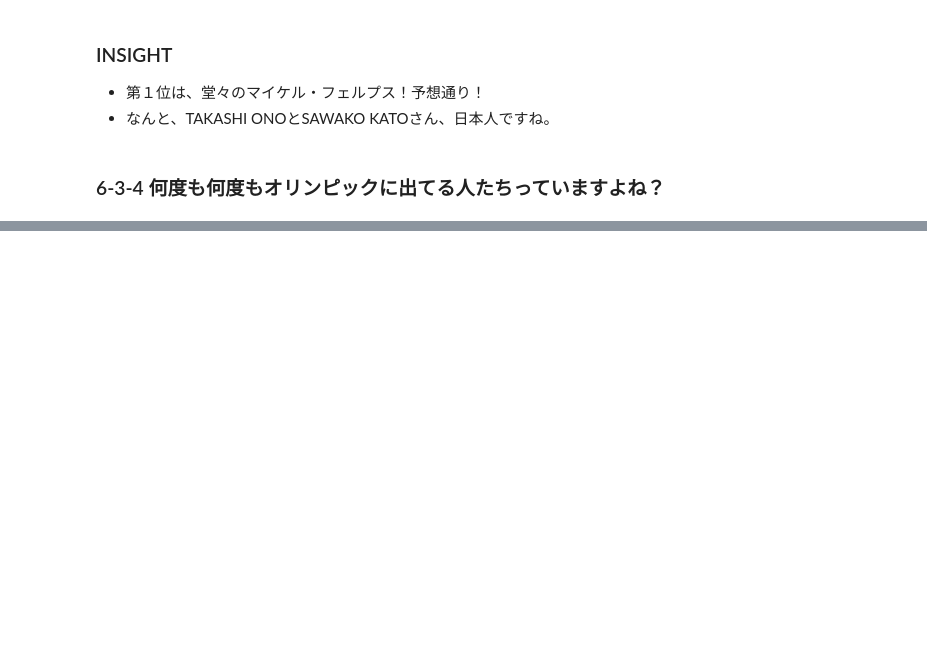
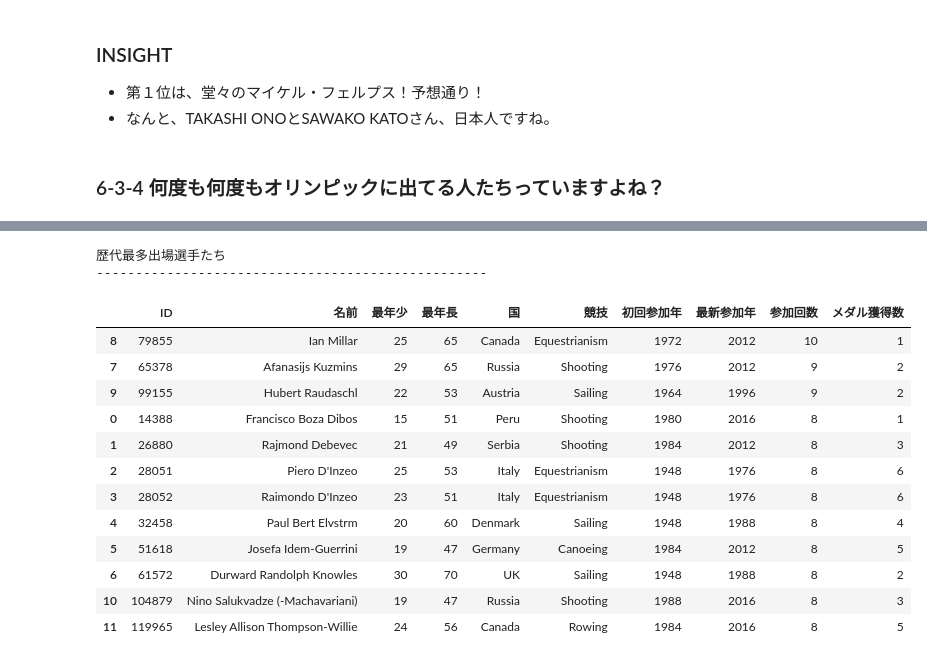
Before and after one commit to 900914/TIL, a Jupyter notebook: Kaggle/120olympic_analytics.ipynb, the cells around one changed output, grey strips where cells are left out. Saved outputs shown, nothing was run; the diff lists cells and outputs as text; code cells hidden in the pictures; blank space fills up the shorter version.

```diff
--- a/Kaggle/120olympic_analytics.ipynb
+++ b/Kaggle/120olympic_analytics.ipynb
@@ -646,0 +648,20 @@ tmp[tmp['Year']>=5]
+# %%
+print('歴代最多出場選手たち')
+print("-"*50)
+multijoin_df.sort_values('参加回数',ascending=False)
+# %% [output]
+歴代最多出場選手たち
+--------------------------------------------------
+|  | ID | 名前 | 最年少 | 最年長 | 国 | 競技 | 初回参加年 | 最新参加年 | 参加回数 | メダル獲得数 |
+| 8 | 79855 | Ian Millar | 25 | 65 | Canada | Equestrianism | 1972 | 2012 | 10 | 1 |
+| 7 | 65378 | Afanasijs Kuzmins | 29 | 65 | Russia | Shooting | 1976 | 2012 | 9 | 2 |
+| 9 | 99155 | Hubert Raudaschl | 22 | 53 | Austria | Sailing | 1964 | 1996 | 9 | 2 |
+| 0 | 14388 | Francisco Boza Dibos | 15 | 51 | Peru | Shooting | 1980 | 2016 | 8 | 1 |
+| 1 | 26880 | Rajmond Debevec | 21 | 49 | Serbia | Shooting | 1984 | 2012 | 8 | 3 |
+| 2 | 28051 | Piero D'Inzeo | 25 | 53 | Italy | Equestrianism | 1948 | 1976 | 8 | 6 |
+| 3 | 28052 | Raimondo D'Inzeo | 23 | 51 | Italy | Equestrianism | 1948 | 1976 | 8 | 6 |
+| 4 | 32458 | Paul Bert Elvstrm | 20 | 60 | Denmark | Sailing | 1948 | 1988 | 8 | 4 |
+| 5 | 51618 | Josefa Idem-Guerrini | 19 | 47 | Germany | Canoeing | 1984 | 2012 | 8 | 5 |
+| 6 | 61572 | Durward Randolph Knowles | 30 | 70 | UK | Sailing | 1948 | 1988 | 8 | 2 |
+| 10 | 104879 | Nino Salukvadze (-Machavariani) | 19 | 47 | Russia | Shooting | 1988 | 2016 | 8 | 3 |
+| 11 | 119965 | Lesley Allison Thompson-Willie | 24 | 56 | Canada | Rowing | 1984 | 2016 | 8 | 5 |
```
Also changed, not shown: parts of 15 cells of this notebook, 1 other file.
